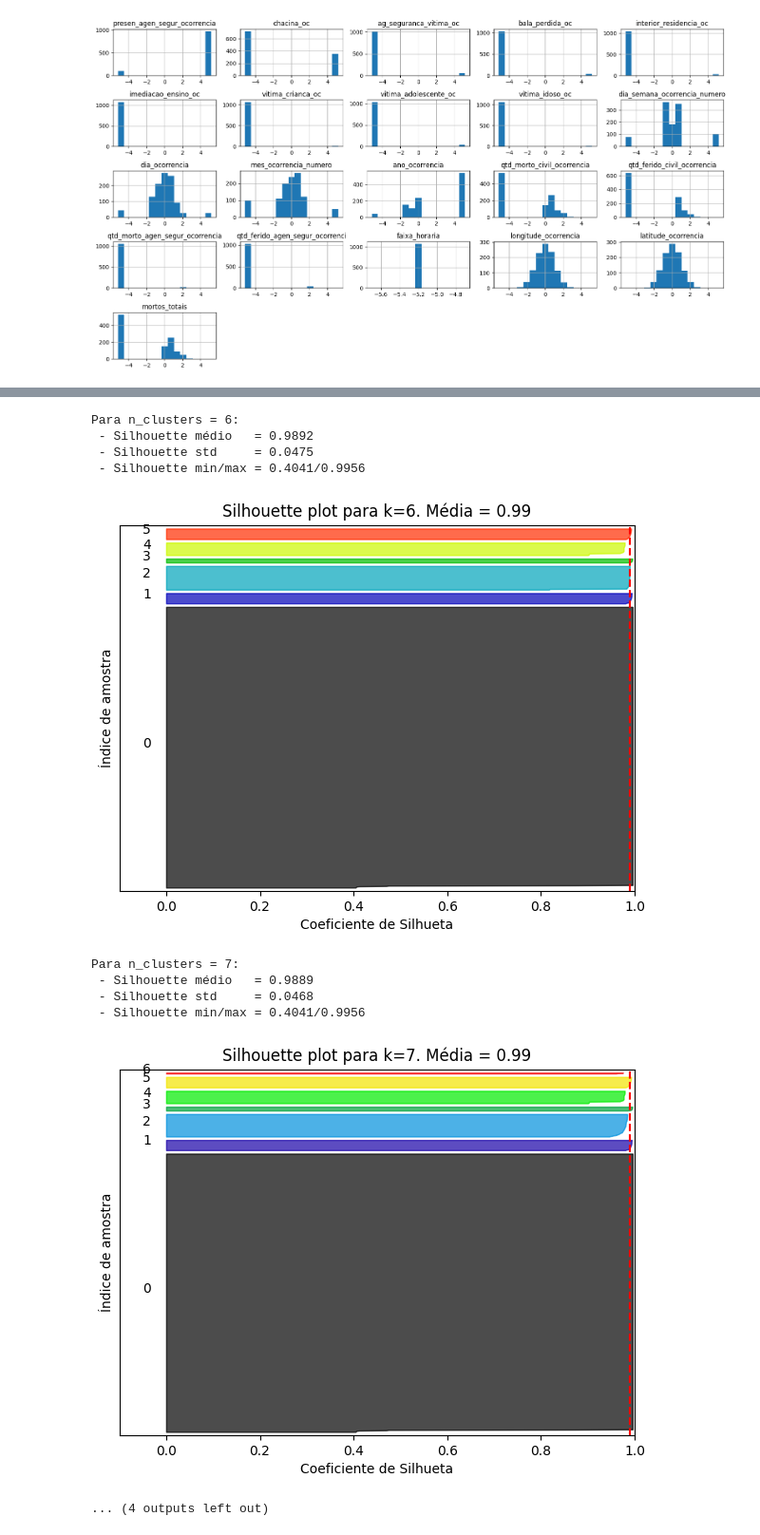
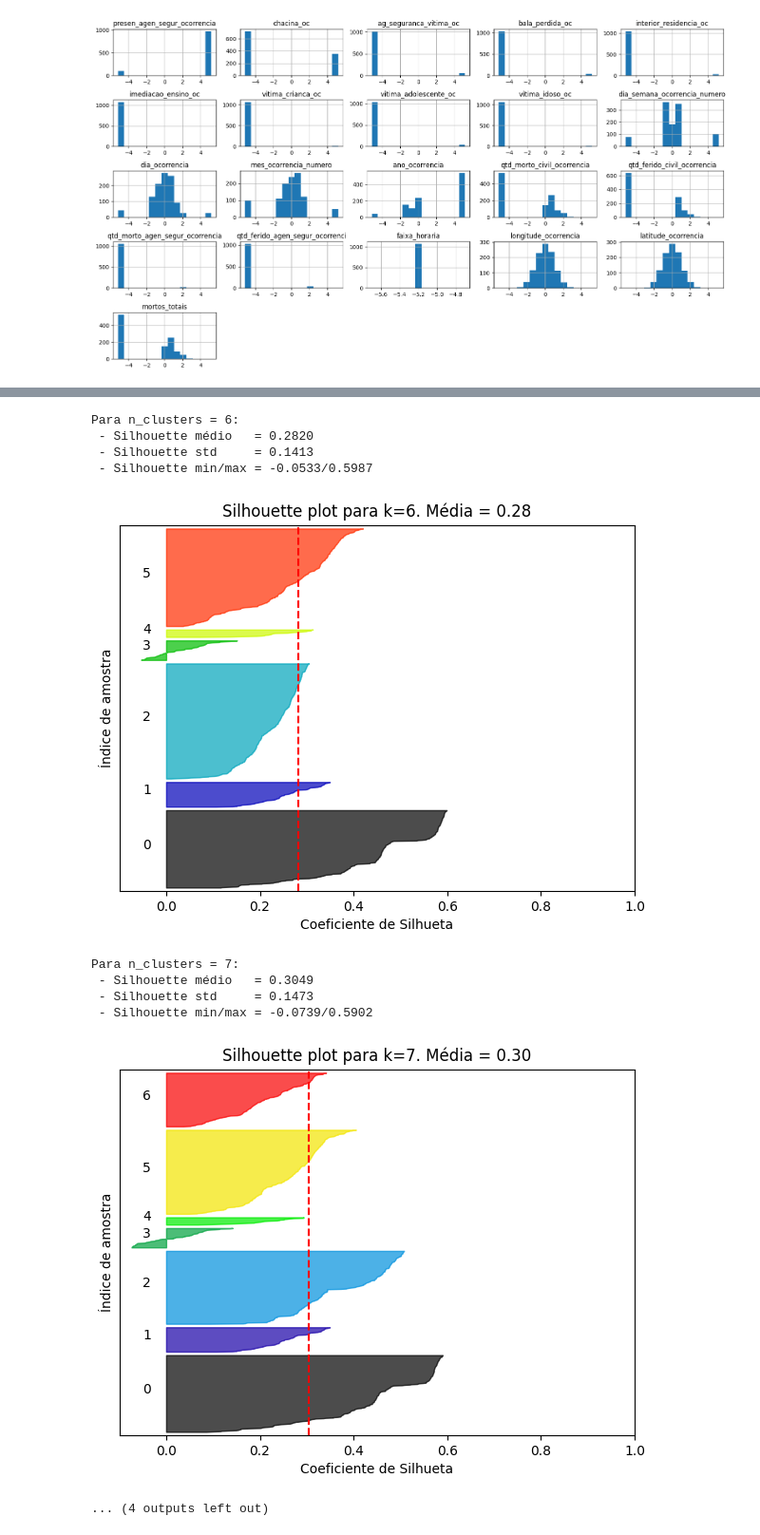
Before and after one commit to bakudas/validacao-modelos-clusterizacao, a Jupyter notebook: pd_validacao_modelos_clusterizacao.ipynb, the cells around one changed output, grey strips where cells are left out. Shown at 95% size. Drawn from its saved outputs; the diff is of its cells as text; code cells hidden in the pictures.

```diff
--- a/pd_validacao_modelos_clusterizacao.ipynb
+++ b/pd_validacao_modelos_clusterizacao.ipynb
@@ -503,8 +503,6 @@ df_transformed[numeric_cols] = X_trans
 # Agora, df_transformed tem as colunas transformadas
 # Se vc quiser conferir a nova distribuição:
 print(df_transformed[numeric_cols].describe())
-
-df_transformed = df_transformed[numeric_cols]
 # %% [output]
        presen_agen_segur_ocorrencia   chacina_oc  ag_seguranca_vitima_oc  \
 count                   1074.000000  1074.000000             1074.000000
@@ -549,26 +547,27 @@ df_transformed
 # %%
+from sklearn.preprocessing import StandardScaler
+from sklearn.cluster import KMeans
+from sklearn.metrics import silhouette_score
+
 # (1) Junte colunas numéricas transformadas com colunas categóricas encodadas
 #df_final = pd.concat([df_transformed, df_binary, df_onehot], axis=1)
 
 # (2) (Opcional) rodar StandardScaler se achar necessário
-# from sklearn.preprocessing import StandardScaler
-# sc = StandardScaler()
-# df_final_scaled = sc.fit_transform(df_final)
+sc = StandardScaler()
+df_final_scaled = sc.fit_transform(df_transformed[numeric_cols])
 
 # (3) K-Means
-from sklearn.cluster import KMeans
-from sklearn.metrics import silhouette_score
 
-X = df_cluster.values  # ou df_final_scaled
+X = df_transformed[numeric_cols].values  # ou df_final_scaled
 
 scores = []
 K_range = range(2, 10)
 
 for k in K_range:
     km = KMeans(n_clusters=k, random_state=42)
-    km.fit(X)
+    km.fit(df_final_scaled)
     labels = km.labels_
-    sil = silhouette_score(X, labels)
+    sil = silhouette_score(df_final_scaled, labels)
     scores.append(sil)
 
 best_k = K_range[scores.index(max(scores))]
@@ -578,9 +577,6 @@ Melhor k (pelo índice de silhueta): 8
 # %%
-import numpy as np
-import matplotlib.pyplot as plt
 import matplotlib.cm as cm
-from sklearn.cluster import KMeans
-from sklearn.metrics import silhouette_samples, silhouette_score
+from sklearn.metrics import silhouette_samples
 
 def plot_silhouette_analysis(X, range_n_clusters):
     """
@@ -651,6 +647,6 @@ def plot_silhouette_analysis(X, range_n_clusters):
 
 
 # chamada da função de silhueta:
-plot_silhouette_analysis(X_trans, K_range)
+plot_silhouette_analysis(X, K_range)
 # %% [output]
 Para n_clusters = 2:
@@ -676,11 +672,11 @@ Para n_clusters = 5:
 Para n_clusters = 6:
- - Silhouette médio   = 0.9892
- - Silhouette std     = 0.0475
- - Silhouette min/max = 0.4041/0.9956
+ - Silhouette médio   = 0.2820
+ - Silhouette std     = 0.1413
+ - Silhouette min/max = -0.0533/0.5987
-[figure, old version]
+[figure, new version]
 Para n_clusters = 7:
- - Silhouette médio   = 0.9889
- - Silhouette std     = 0.0468
- - Silhouette min/max = 0.4041/0.9956
+ - Silhouette médio   = 0.3049
+ - Silhouette std     = 0.1473
+ - Silhouette min/max = -0.0739/0.5902
-[figure, old version]
+[figure, new version]
 ... (4 outputs left out)
```
Also changed, not shown: parts of 13 cells of this notebook.
